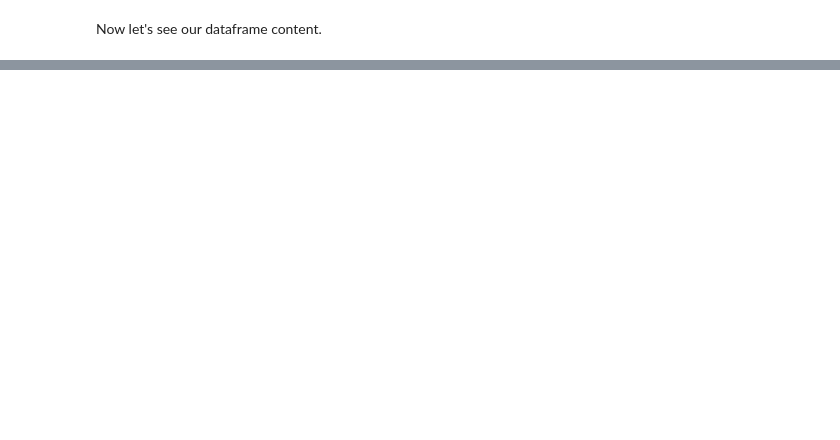
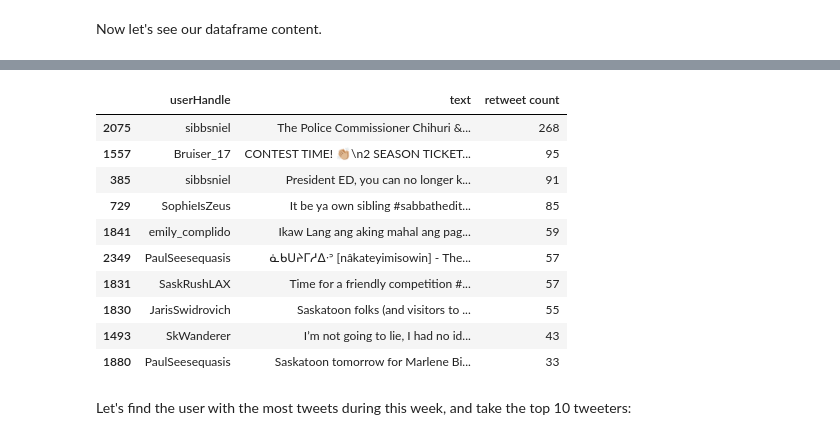
Before and after one commit to jpin27/pulse-yxe, a Jupyter notebook: datamining/Pulse YXE Data Analytics.ipynb, the cells around one changed output, grey strips where cells are left out. Cells and saved outputs as stored; diff of their text form; code cells hidden in the pictures; blank space fills up the shorter version.

```diff
--- a/datamining/Pulse YXE Data Analytics.ipynb
+++ b/datamining/Pulse YXE Data Analytics.ipynb
@@ -99,0 +91,17 @@ Name: source, dtype: object
+# %%
+most_retweets = yxe_tweets.sort_values('retweet count', ascending=False)
+most_retweets.head(10)[['userHandle', 'text', 'retweet count']]
+# %% [output]
+|  | userHandle | text | retweet count |
+| 2075 | sibbsniel | The Police Commissioner Chihuri &... | 268 |
+| 1557 | Bruiser_17 | CONTEST TIME! 👏🏼\n2 SEASON TICKET... | 95 |
+| 385 | sibbsniel | President ED, you can no longer k... | 91 |
+| 729 | SophieIsZeus | It be ya own sibling #sabbathedit... | 85 |
+| 1841 | emily_complido | Ikaw Lang ang aking mahal ang pag... | 59 |
+| 2349 | PaulSeesequasis | ᓈᑲᑌᔨᒥᓱᐃᐧᐣ [nâkateyimisowin] - The... | 57 |
+| 1831 | SaskRushLAX | Time for a friendly competition #... | 57 |
+| 1830 | JarisSwidrovich | Saskatoon folks (and visitors to ... | 55 |
+| 1493 | SkWanderer | I’m not going to lie, I had no id... | 43 |
+| 1880 | PaulSeesequasis | Saskatoon tomorrow for Marlene Bi... | 33 |
+# %% [markdown]
+Let's find the user with the most tweets during this week, and take the top 10 tweeters:
```
Also changed, not shown: parts of 18 cells of this notebook, 1 other file.
